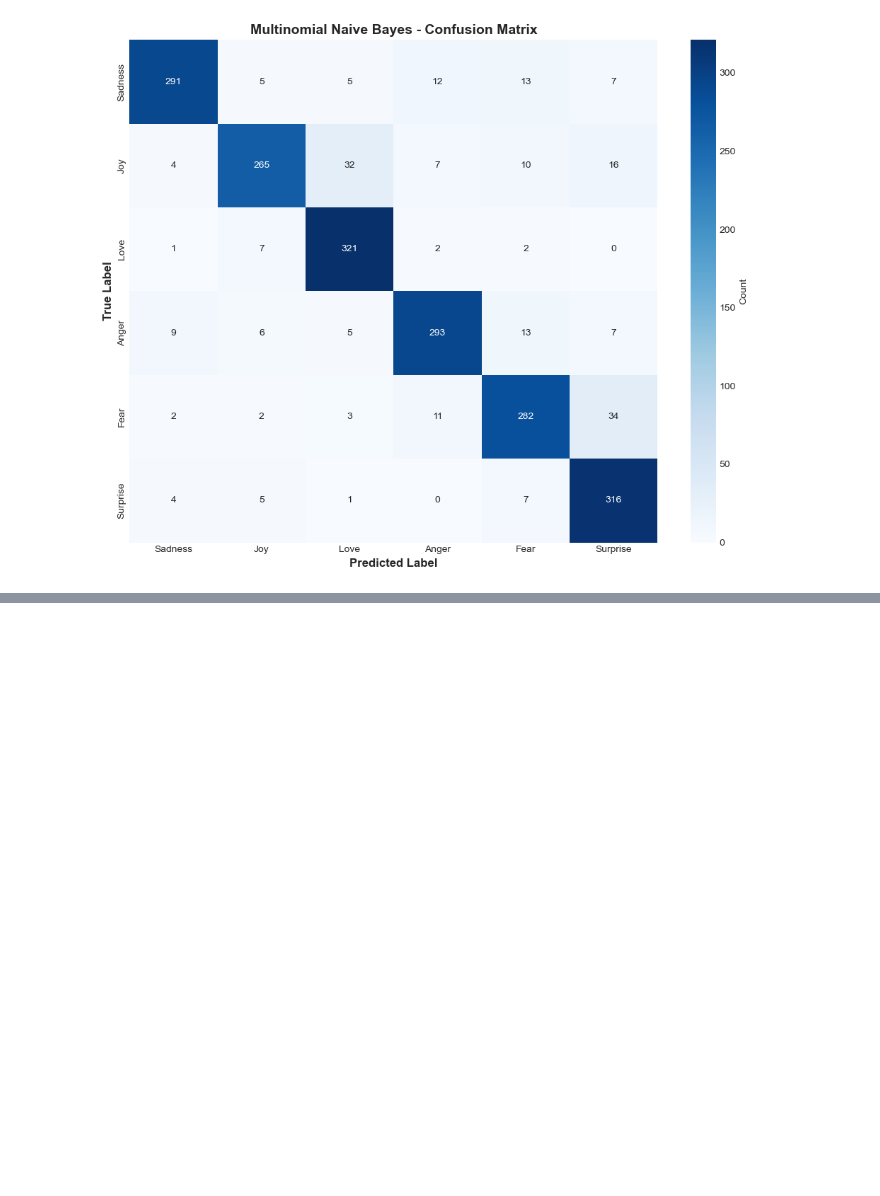
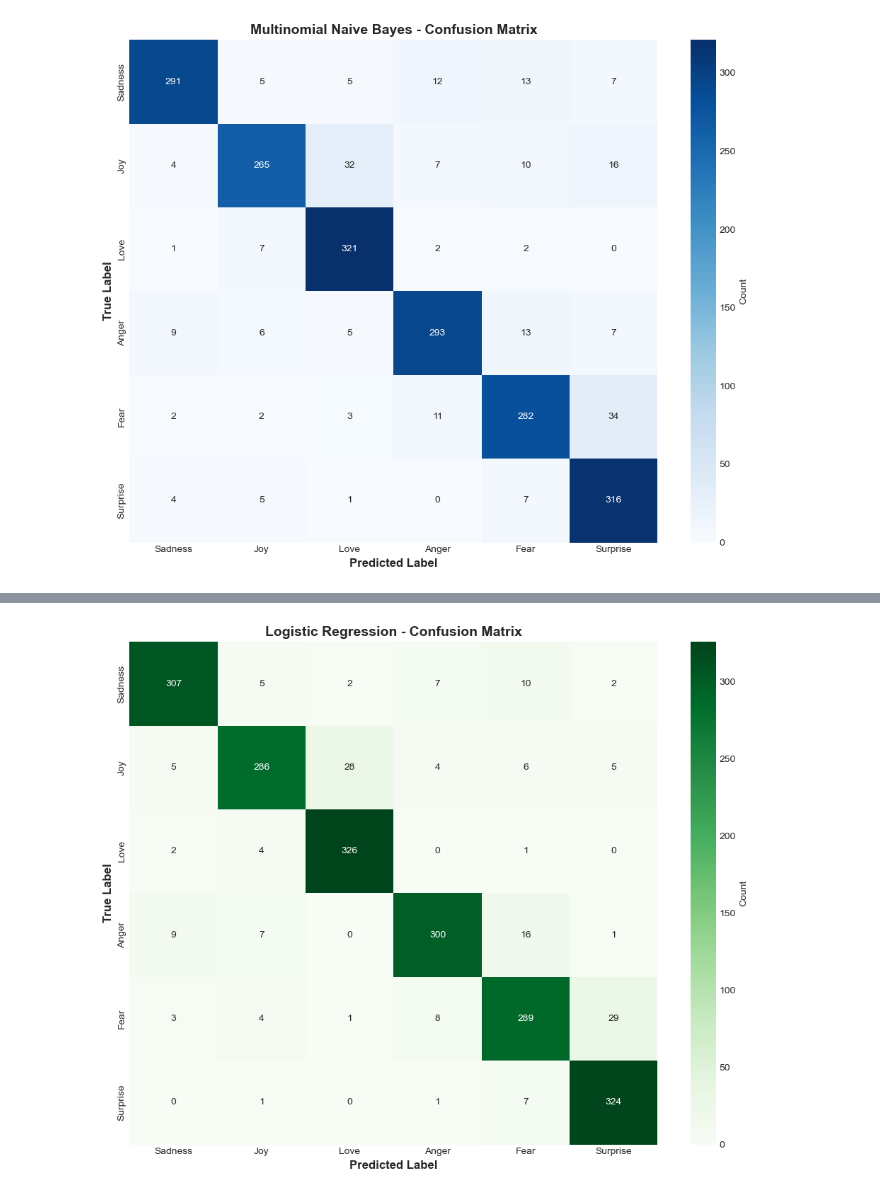
Before and after one commit to sk-koirala/Emotion_Text_Classification, a Jupyter notebook: Emotion_Text_Classification.ipynb, the cells around one changed output, grey strips where cells are left out. Saved outputs shown, nothing was run; the diff lists cells and outputs as text; code cells hidden in the pictures; blank space fills up the shorter version.

```diff
--- a/Emotion_Text_Classification.ipynb
+++ b/Emotion_Text_Classification.ipynb
@@ -952,0 +1078,16 @@ plt.show()
+# %%
+#  MODEL 2: LOGISTIC REGRESSION
+print("\n" + "=" * 80)
+print("MODEL 2: LOGISTIC REGRESSION")
+print("=" * 80)
+
+print("\n Training Logistic Regression...")
+lr_model = LogisticRegression(
+    max_iter=1000,
+    C=1.0,
+    penalty='l2',
+    solver='lbfgs',
+    random_state=42,
+    n_jobs=-1
+)
+lr_model.fit(X_train_tfidf, y_train)
@@ -952,0 +1249,17 @@ plt.show()
+# %%
+# Confusion Matrix
+lr_cm = confusion_matrix(y_test, lr_test_pred)
+
+fig, ax = plt.subplots(figsize=(10, 8))
+sns.heatmap(lr_cm, annot=True, fmt='d', cmap='Greens',
+            xticklabels=list(emotion_labels.values()),
+            yticklabels=list(emotion_labels.values()),
+            cbar_kws={'label': 'Count'})
+ax.set_xlabel('Predicted Label', fontsize=12, fontweight='bold')
+ax.set_ylabel('True Label', fontsize=12, fontweight='bold')
+ax.set_title('Logistic Regression - Confusion Matrix', fontsize=14, fontweight='bold')
+plt.tight_layout()
+plt.savefig('lr_confusion_matrix.png', dpi=300, bbox_inches='tight')
+plt.show()
+# %% [output]
+[figure, added]
```
Also changed, not shown: parts of 37 cells of this notebook.
